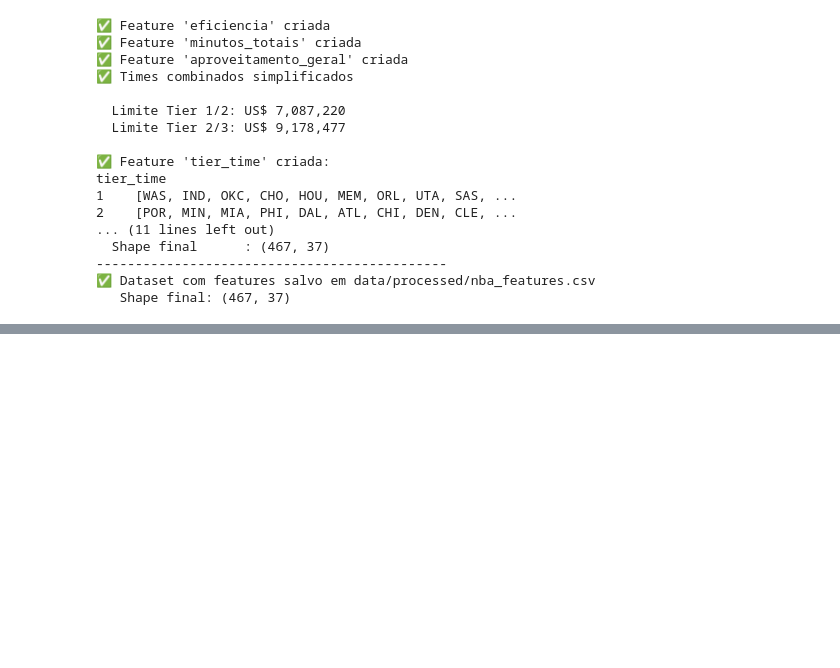
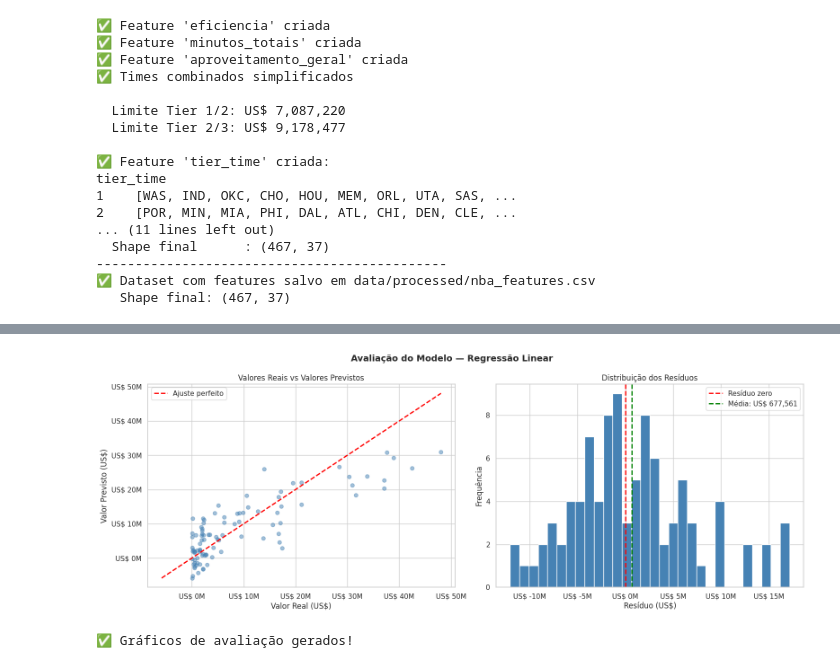
Before and after one commit to rodrigo-seibt/NBA-Salary-Predictor, a Jupyter notebook: notebooks/nba_salary_predictor.ipynb, the cells around one changed output, grey strips where cells are left out. Drawn from its saved outputs; the diff is of its cells as text; code cells hidden in the pictures; blank space fills up the shorter version.

```diff
--- a/notebooks/nba_salary_predictor.ipynb
+++ b/notebooks/nba_salary_predictor.ipynb
@@ -665,0 +1115,64 @@ tier_time
+# %%
+# ============================================================
+# Célula 16: Fase 6 — Gráficos de Avaliação do Modelo
+# ============================================================
+
+fig, axes = plt.subplots(1, 2, figsize=(16, 6))
+fig.suptitle("Avaliação do Modelo — Regressão Linear",
+             fontsize=14, fontweight="bold")
+
+# --------------------------------------------------------
+# Gráfico 1: Valores Reais vs Valores Previstos
+# A linha diagonal representa o ajuste perfeito
+# Quanto mais próximos os pontos da linha, melhor o modelo
+# --------------------------------------------------------
+axes[0].scatter(y_test, y_pred_campeao, alpha=0.5, color="steelblue")
+
+# Linha de referência para ajuste perfeito
+valor_min = min(y_test.min(), y_pred_campeao.min())
+valor_max = max(y_test.max(), y_pred_campeao.max())
+axes[0].plot(
+    [valor_min, valor_max],
+    [valor_min, valor_max],
+    color="red", linestyle="--", linewidth=2,
+    label="Ajuste perfeito"
+)
+axes[0].set_title("Valores Reais vs Valores Previstos")
+axes[0].set_xlabel("Valor Real (US$)")
+axes[0].set_ylabel("Valor Previsto (US$)")
+axes[0].legend()
+axes[0].xaxis.set_major_formatter(
+    plt.FuncFormatter(lambda v, _: f"US$ {v/1e6:.0f}M")
+)
+axes[0].yaxis.set_major_formatter(
+    plt.FuncFormatter(lambda v, _: f"US$ {v/1e6:.0f}M")
+)
+
+# --------------------------------------------------------
+# Gráfico 2: Distribuição dos Resíduos
+# Resíduo = valor real - valor previsto
+# Ideal: resíduos concentrados próximos de zero
+# sem distorções sistemáticas
+# --------------------------------------------------------
+residuos = y_test - y_pred_campeao
+axes[1].hist(residuos, bins=30, color="steelblue", edgecolor="white")
+axes[1].axvline(x=0, color="red", linestyle="--",
+                linewidth=2, label="Resíduo zero")
+axes[1].axvline(x=residuos.mean(), color="green", linestyle="--",
+                linewidth=2, label=f"Média: US$ {residuos.mean():,.0f}")
+axes[1].set_title("Distribuição dos Resíduos")
+axes[1].set_xlabel("Resíduo (US$)")
+axes[1].set_ylabel("Frequência")
+axes[1].legend()
+axes[1].xaxis.set_major_formatter(
+    plt.FuncFormatter(lambda v, _: f"US$ {v/1e6:.0f}M")
+)
+
+plt.tight_layout()
+plt.savefig("grafico_avaliacao.png", dpi=120)
+plt.show()
+plt.close()
+print("✅ Gráficos de avaliação gerados!")
+# %% [output]
+[figure, added]
+✅ Gráficos de avaliação gerados!
```
Also changed, not shown: parts of 17 cells of this notebook.
